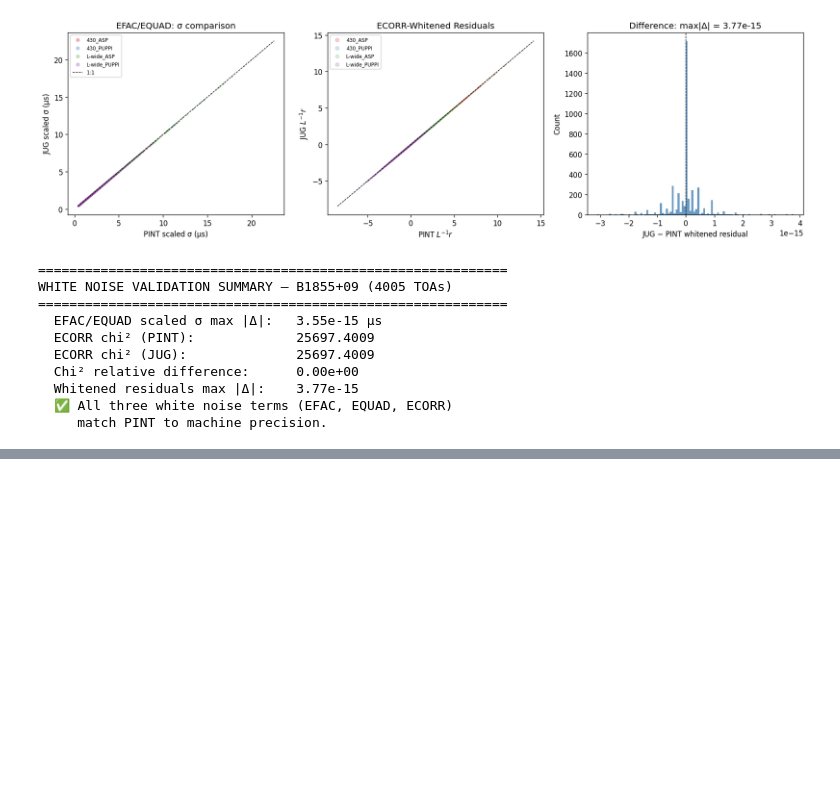
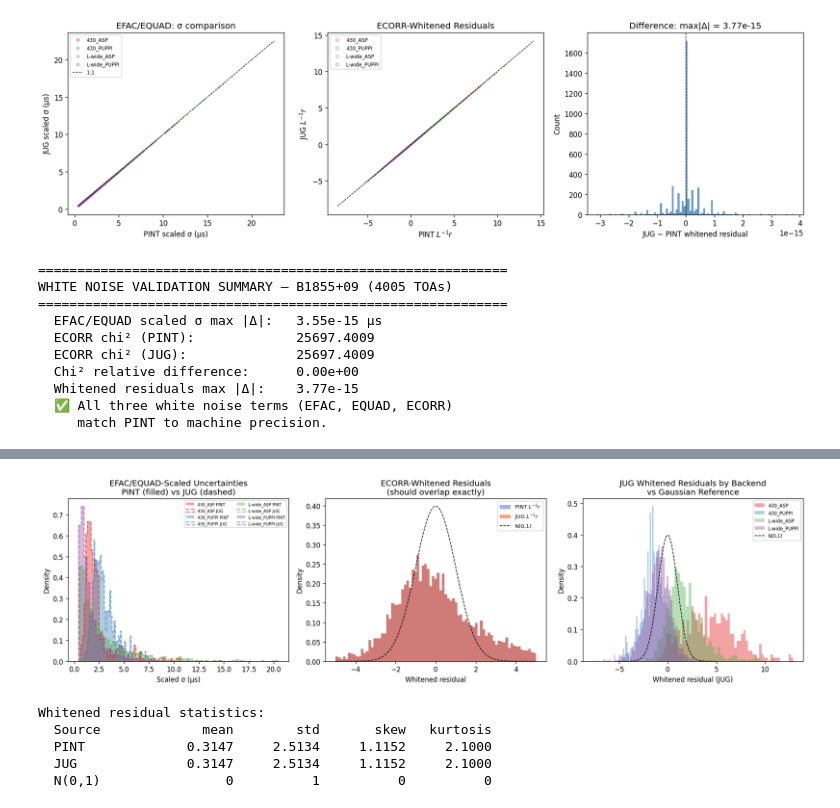
Before and after one commit to MattTMiles/jug, a Jupyter notebook: notebooks/white_noise_pint_vs_jug.ipynb, the cells around one changed output, grey strips where cells are left out. Saved outputs shown, nothing was run; the diff lists cells and outputs as text; code cells hidden in the pictures; blank space fills up the shorter version.

```diff
--- a/notebooks/white_noise_pint_vs_jug.ipynb
+++ b/notebooks/white_noise_pint_vs_jug.ipynb
@@ -406,0 +501,61 @@ WHITE NOISE VALIDATION SUMMARY — B1855+09 (4005 TOAs)
+# %%
+# --- Histograms of white noise: PINT vs JUG after all three terms applied ---
+fig, axes = plt.subplots(1, 3, figsize=(16, 4.5))
+
+# 1. EFAC/EQUAD-scaled σ distributions (overlaid)
+ax = axes[0]
+for be in backends:
+    mask = flags_f == be
+    ax.hist(pint_scaled_sigma_us[mask], bins=60, alpha=0.4, color=colors[be],
+            label=f'{be} PINT', density=True, histtype='stepfilled')
+    ax.hist(jug_scaled_sigma_us[mask], bins=60, alpha=0.6, color=colors[be],
+            label=f'{be} JUG', density=True, histtype='step', lw=1.5, ls='--')
+ax.set_xlabel('Scaled σ (µs)')
+ax.set_ylabel('Density')
+ax.set_title('EFAC/EQUAD-Scaled Uncertainties\nPINT (filled) vs JUG (dashed)')
+ax.legend(fontsize=6, ncol=2)
+
+# 2. Whitened residual distributions (overlaid)
+ax = axes[1]
+bins_wr = np.linspace(-5, 5, 80)
+ax.hist(r_white_pint, bins=bins_wr, alpha=0.5, color='royalblue',
+        label='PINT $L^{-1}r$', density=True)
+ax.hist(r_white_jug, bins=bins_wr, alpha=0.5, color='orangered',
+        label='JUG $L^{-1}r$', density=True)
+# Overlay N(0,1) for reference
+x_g = np.linspace(-5, 5, 200)
+ax.plot(x_g, np.exp(-x_g**2/2) / np.sqrt(2*np.pi), 'k--', lw=1, label='N(0,1)')
+ax.set_xlabel('Whitened residual')
+ax.set_ylabel('Density')
+ax.set_title('ECORR-Whitened Residuals\n(should overlap exactly)')
+ax.legend(fontsize=8)
+
+# 3. Per-backend whitened residual histograms
+ax = axes[2]
+for be in backends:
+    mask = flags_f == be
+    ax.hist(r_white_jug[mask], bins=60, alpha=0.4, color=colors[be],
+            label=be, density=True, histtype='stepfilled')
+ax.plot(x_g, np.exp(-x_g**2/2) / np.sqrt(2*np.pi), 'k--', lw=1, label='N(0,1)')
+ax.set_xlabel('Whitened residual (JUG)')
+ax.set_ylabel('Density')
+ax.set_title('JUG Whitened Residuals by Backend\nvs Gaussian Reference')
+ax.legend(fontsize=7)
+
+plt.tight_layout()
+plt.show()
+
+# Print summary statistics
+print("Whitened residual statistics:")
+print(f"  {'Source':<12} {'mean':>10} {'std':>10} {'skew':>10} {'kurtosis':>10}")
+from scipy.stats import skew, kurtosis
+for label, rw in [('PINT', r_white_pint), ('JUG', r_white_jug)]:
+    print(f"  {label:<12} {np.mean(rw):>10.4f} {np.std(rw):>10.4f} {skew(rw):>10.4f} {kurtosis(rw):>10.4f}")
+print(f"  {'N(0,1)':<12} {'0':>10} {'1':>10} {'0':>10} {'0':>10}")
+# %% [output]
+[figure, added]
+Whitened residual statistics:
+  Source             mean        std       skew   kurtosis
+  PINT             0.3147     2.5134     1.1152     2.1000
+  JUG              0.3147     2.5134     1.1152     2.1000
+  N(0,1)                0          1          0          0
```
Also changed, not shown: parts of 8 cells of this notebook, 18 other files.
